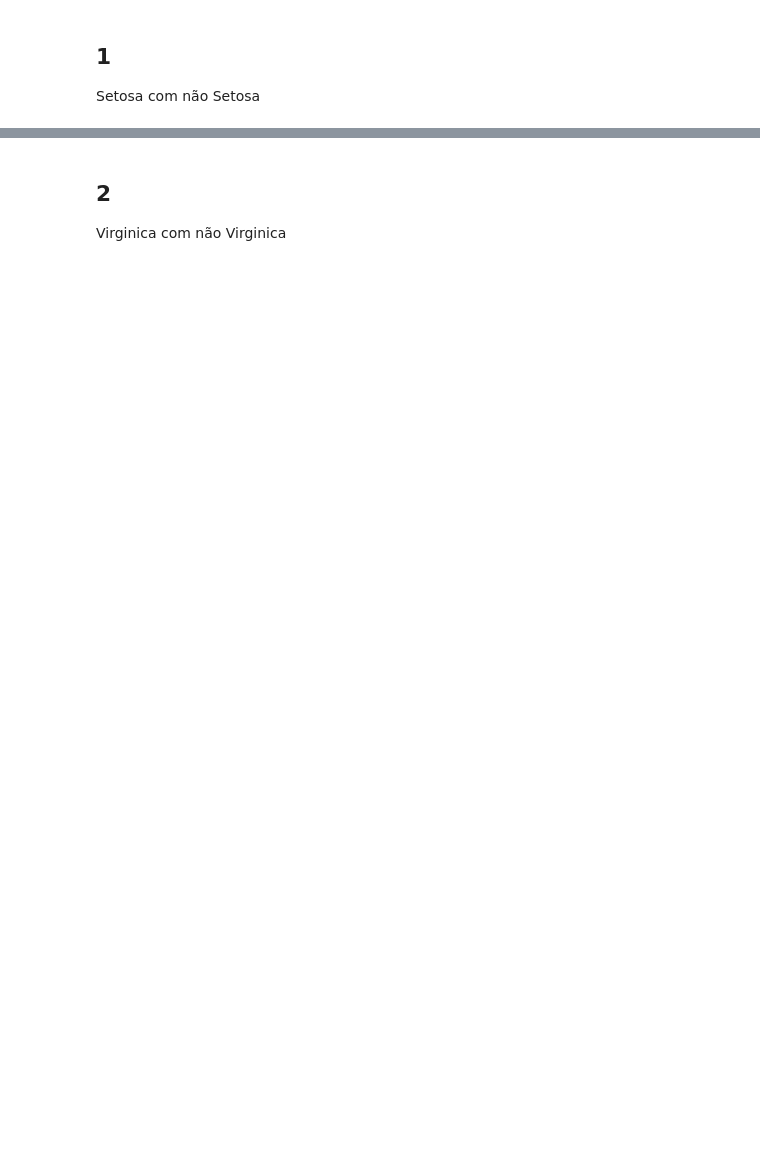
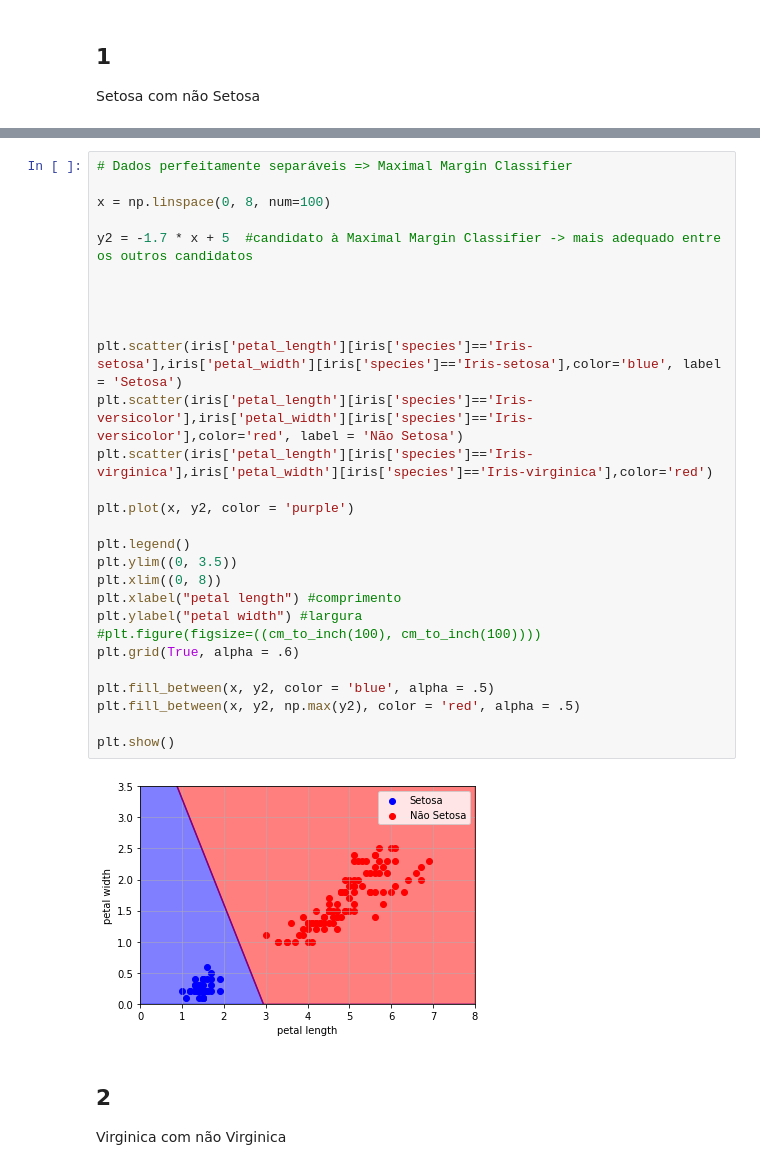
Before and after one commit to Faluhelyi/TOPICOS_2_cadernos, a Jupyter notebook: 9_4_An_Intro.ipynb, the cells around one changed output, grey strips where cells are left out. Drawn from its saved outputs; the diff is of its cells as text; blank space fills up the shorter version.

```diff
--- a/9_4_An_Intro.ipynb
+++ b/9_4_An_Intro.ipynb
@@ -66,3 +72,33 @@ plt.show()
+# %%
+# Dados perfeitamente separáveis => Maximal Margin Classifier
+
+x = np.linspace(0, 8, num=100)
+
+y2 = -1.7 * x + 5  #candidato à Maximal Margin Classifier -> mais adequado entre os outros candidatos
+
+
+
+
+plt.scatter(iris['petal_length'][iris['species']=='Iris-setosa'],iris['petal_width'][iris['species']=='Iris-setosa'],color='blue', label = 'Setosa')
+plt.scatter(iris['petal_length'][iris['species']=='Iris-versicolor'],iris['petal_width'][iris['species']=='Iris-versicolor'],color='red', label = 'Não Setosa')
+plt.scatter(iris['petal_length'][iris['species']=='Iris-virginica'],iris['petal_width'][iris['species']=='Iris-virginica'],color='red')
+
+plt.plot(x, y2, color = 'purple')
+
+plt.legend()
+plt.ylim((0, 3.5))
+plt.xlim((0, 8))
+plt.xlabel("petal length") #comprimento
+plt.ylabel("petal width") #largura
+#plt.figure(figsize=((cm_to_inch(100), cm_to_inch(100))))
+plt.grid(True, alpha = .6)
+
+plt.fill_between(x, y2, color = 'blue', alpha = .5)
+plt.fill_between(x, y2, np.max(y2), color = 'red', alpha = .5)
+
+plt.show()
+# %% [output]
+[figure, added]
 # %% [markdown]
 ## 2
 
```
Also changed, not shown: parts of 11 cells of this notebook.
